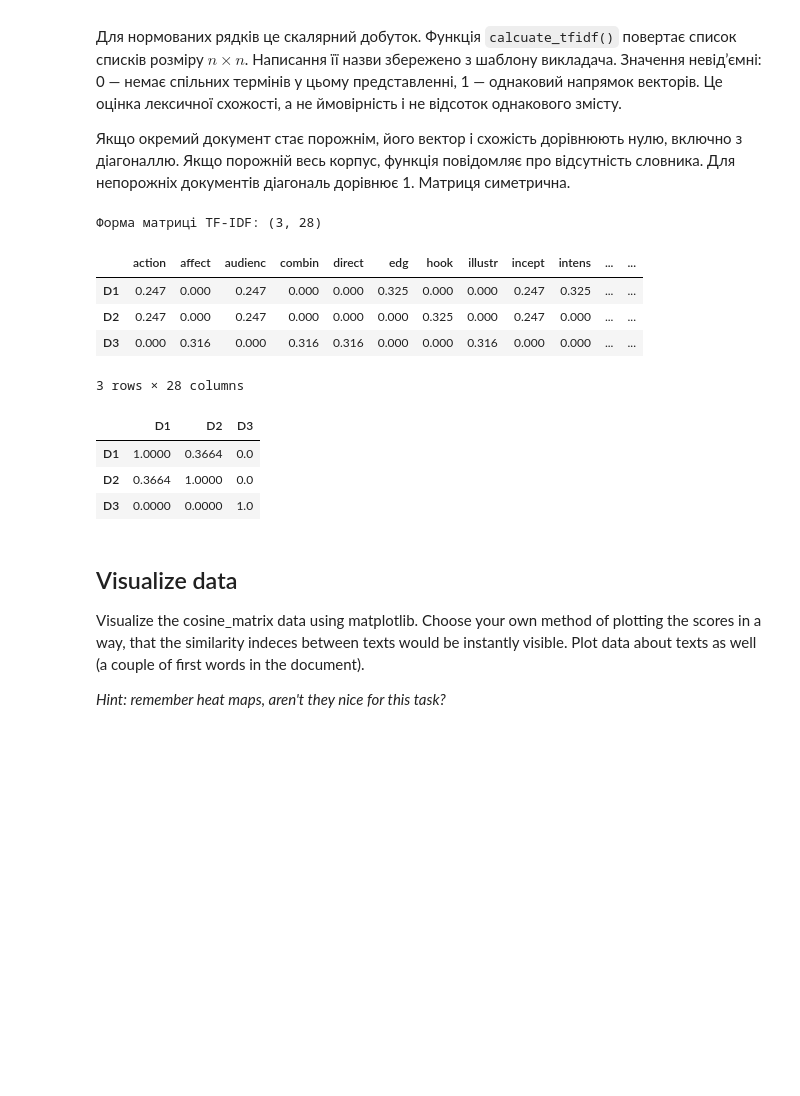
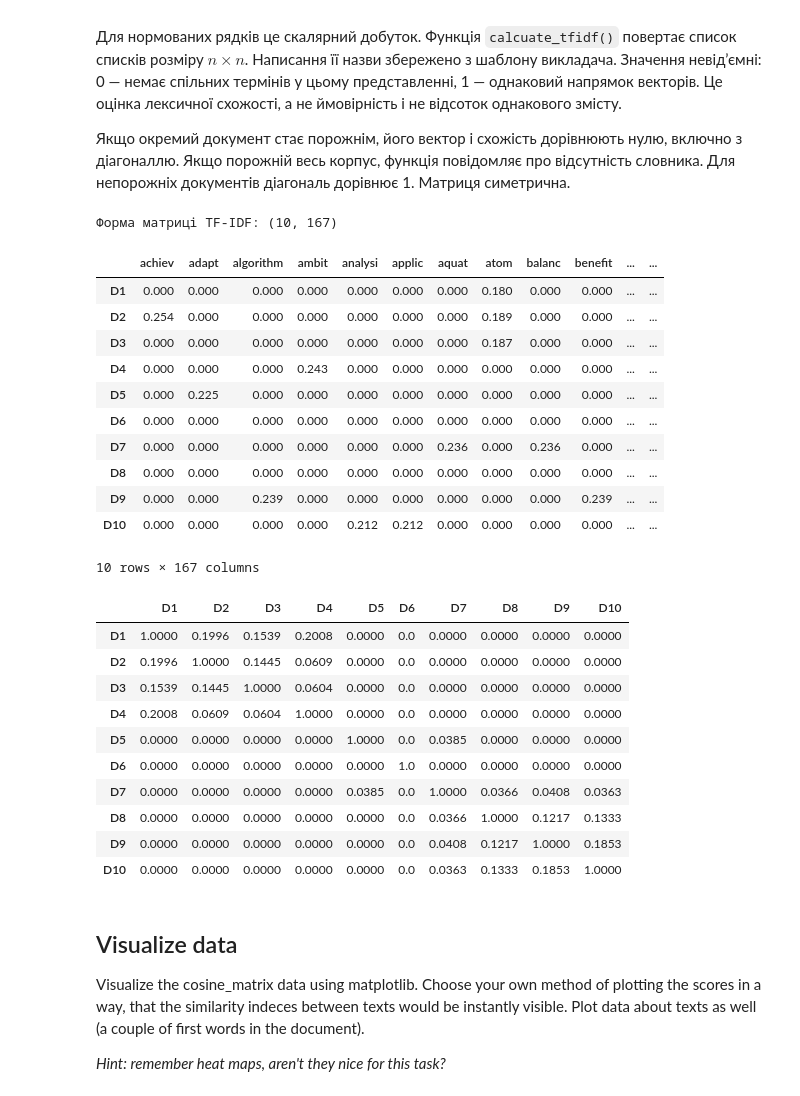
Before and after one commit to RoomToom/ida-labs, a Jupyter notebook: assignement-2.ipynb, the cells around one changed output. Saved outputs shown, nothing was run; the diff lists cells and outputs as text; code cells hidden in the pictures; blank space fills up the shorter version.

```diff
--- a/assignement-2.ipynb
+++ b/assignement-2.ipynb
@@ -127,24 +153,40 @@ $$\mathrm{cos}(a,b)=\frac{a\cdot b}{\|a\|_2\|b\|_2}.$$
 Якщо окремий документ стає порожнім, його вектор і схожість дорівнюють нулю, включно з діагоналлю. Якщо порожній весь корпус, функція повідомляє про відсутність словника. Для непорожніх документів діагональ дорівнює 1. Матриця симетрична.
 # %%
 vectorizer, X = tfidf_features(texts_processed)
+document_ids = [f"D{i}" for i in range(1, len(texts) + 1)]
 print("Форма матриці TF-IDF:", X.shape)
-display(pd.DataFrame(X.toarray(), index=["D1", "D2", "D3"],
+display(pd.DataFrame(X.toarray(), index=document_ids,
                      columns=vectorizer.get_feature_names_out()).round(3))
 cosine_matrix = calcuate_tfidf(texts_processed)
-display(pd.DataFrame(cosine_matrix, index=["D1", "D2", "D3"], columns=["D1", "D2", "D3"]).round(4))
+display(pd.DataFrame(cosine_matrix, index=document_ids, columns=document_ids).round(4))
 np.testing.assert_allclose(X.toarray() @ X.toarray().T, cosine_matrix, atol=1e-12)
 np.testing.assert_allclose(np.diag(cosine_matrix), 1, atol=1e-12)
+assert np.asarray(cosine_matrix).shape == (len(texts), len(texts))
 # %% [output]
-Форма матриці TF-IDF: (3, 28)
+Форма матриці TF-IDF: (10, 167)
-|  | action | affect | audienc | combin | direct | edg | hook | illustr | incept | intens | ... | ... |
-| D1 | 0.247 | 0.000 | 0.247 | 0.000 | 0.000 | 0.325 | 0.000 | 0.000 | 0.247 | 0.325 | ... | ... |
-| D2 | 0.247 | 0.000 | 0.247 | 0.000 | 0.000 | 0.000 | 0.325 | 0.000 | 0.247 | 0.000 | ... | ... |
-| D3 | 0.000 | 0.316 | 0.000 | 0.316 | 0.316 | 0.000 | 0.000 | 0.316 | 0.000 | 0.000 | ... | ... |
+|  | achiev | adapt | algorithm | ambit | analysi | applic | aquat | atom | balanc | benefit | ... | ... |
+| D1 | 0.000 | 0.000 | 0.000 | 0.000 | 0.000 | 0.000 | 0.000 | 0.180 | 0.000 | 0.000 | ... | ... |
+| D2 | 0.254 | 0.000 | 0.000 | 0.000 | 0.000 | 0.000 | 0.000 | 0.189 | 0.000 | 0.000 | ... | ... |
+| D3 | 0.000 | 0.000 | 0.000 | 0.000 | 0.000 | 0.000 | 0.000 | 0.187 | 0.000 | 0.000 | ... | ... |
+| D4 | 0.000 | 0.000 | 0.000 | 0.243 | 0.000 | 0.000 | 0.000 | 0.000 | 0.000 | 0.000 | ... | ... |
+| D5 | 0.000 | 0.225 | 0.000 | 0.000 | 0.000 | 0.000 | 0.000 | 0.000 | 0.000 | 0.000 | ... | ... |
+| D6 | 0.000 | 0.000 | 0.000 | 0.000 | 0.000 | 0.000 | 0.000 | 0.000 | 0.000 | 0.000 | ... | ... |
+| D7 | 0.000 | 0.000 | 0.000 | 0.000 | 0.000 | 0.000 | 0.236 | 0.000 | 0.236 | 0.000 | ... | ... |
+| D8 | 0.000 | 0.000 | 0.000 | 0.000 | 0.000 | 0.000 | 0.000 | 0.000 | 0.000 | 0.000 | ... | ... |
+| D9 | 0.000 | 0.000 | 0.239 | 0.000 | 0.000 | 0.000 | 0.000 | 0.000 | 0.000 | 0.239 | ... | ... |
+| D10 | 0.000 | 0.000 | 0.000 | 0.000 | 0.212 | 0.212 | 0.000 | 0.000 | 0.000 | 0.000 | ... | ... |
-3 rows × 28 columns
+10 rows × 167 columns
-|  | D1 | D2 | D3 |
-| D1 | 1.0000 | 0.3664 | 0.0 |
-| D2 | 0.3664 | 1.0000 | 0.0 |
-| D3 | 0.0000 | 0.0000 | 1.0 |
+|  | D1 | D2 | D3 | D4 | D5 | D6 | D7 | D8 | D9 | D10 |
+| D1 | 1.0000 | 0.1996 | 0.1539 | 0.2008 | 0.0000 | 0.0 | 0.0000 | 0.0000 | 0.0000 | 0.0000 |
+| D2 | 0.1996 | 1.0000 | 0.1445 | 0.0609 | 0.0000 | 0.0 | 0.0000 | 0.0000 | 0.0000 | 0.0000 |
+| D3 | 0.1539 | 0.1445 | 1.0000 | 0.0604 | 0.0000 | 0.0 | 0.0000 | 0.0000 | 0.0000 | 0.0000 |
+| D4 | 0.2008 | 0.0609 | 0.0604 | 1.0000 | 0.0000 | 0.0 | 0.0000 | 0.0000 | 0.0000 | 0.0000 |
+| D5 | 0.0000 | 0.0000 | 0.0000 | 0.0000 | 1.0000 | 0.0 | 0.0385 | 0.0000 | 0.0000 | 0.0000 |
+| D6 | 0.0000 | 0.0000 | 0.0000 | 0.0000 | 0.0000 | 1.0 | 0.0000 | 0.0000 | 0.0000 | 0.0000 |
+| D7 | 0.0000 | 0.0000 | 0.0000 | 0.0000 | 0.0385 | 0.0 | 1.0000 | 0.0366 | 0.0408 | 0.0363 |
+| D8 | 0.0000 | 0.0000 | 0.0000 | 0.0000 | 0.0000 | 0.0 | 0.0366 | 1.0000 | 0.1217 | 0.1333 |
+| D9 | 0.0000 | 0.0000 | 0.0000 | 0.0000 | 0.0000 | 0.0 | 0.0408 | 0.1217 | 1.0000 | 0.1853 |
+| D10 | 0.0000 | 0.0000 | 0.0000 | 0.0000 | 0.0000 | 0.0 | 0.0363 | 0.1333 | 0.1853 | 1.0000 |
 # %% [markdown]
 ## Visualize data
 
```
Also changed, not shown: parts of 12 cells of this notebook, 18 other files.
